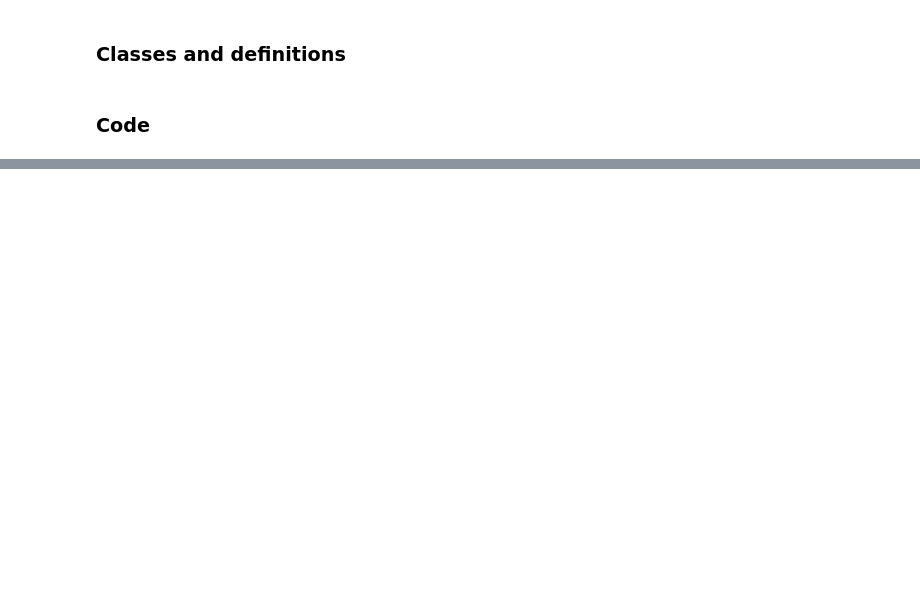
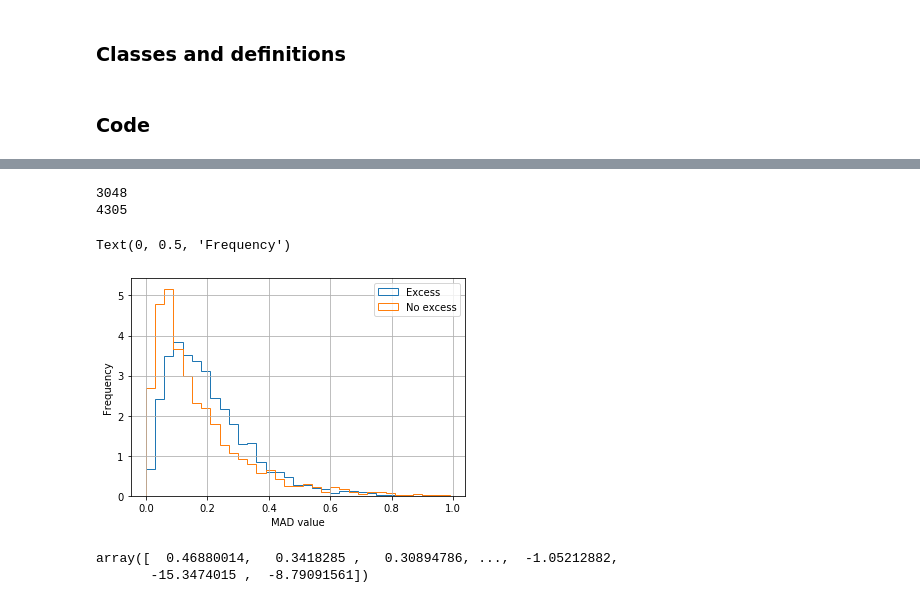
Before and after one commit to LuukOudshoorn25/HubbleVariableStars, a Jupyter notebook: SExtractor/Analysis/SExtractor Analysis.ipynb, the cells around one changed output, grey strips where cells are left out. Saved outputs shown, nothing was run; the diff lists cells and outputs as text; code cells hidden in the pictures; blank space fills up the shorter version.

```diff
--- a/SExtractor/Analysis/SExtractor Analysis.ipynb
+++ b/SExtractor/Analysis/SExtractor Analysis.ipynb
@@ -484,0 +638,19 @@ Analyzer.inspect(2018, 'F656N')
+# %%
+mads = Analyzer.median_mad_sigma().MAD
+mads = mads[mads.index.get_level_values(1)=='F656N']
+excess_mad = mads.loc[ha_excess_stars]
+print(len(excess_mad))
+not_excess_mad = mads.loc[np.setdiff1d(mads.reset_index().AssocID, ha_excess_stars)]
+print(len(not_excess_mad))
+# %% [output]
+3048
+4305
+# %%
+excess_mad.hist(bins=np.arange(0,1,0.03), histtype='step', label='Excess', normed=True)
+not_excess_mad.hist(bins=np.arange(0,1,0.03), histtype='step', label='No excess', normed=True)
+plt.legend()
+plt.xlabel('MAD value')
+plt.ylabel('Frequency')
+# %% [output]
+Text(0, 0.5, 'Frequency')
+[figure, added]
@@ -484,0 +659,5 @@ Analyzer.inspect(2018, 'F656N')
+# %%
+running_median(all_stars['v_1']-all_stars['i_1'])
+# %% [output]
+array([  0.46880014,   0.3418285 ,   0.30894786, ...,  -1.05212882,
+       -15.3474015 ,  -8.79091561])
```
Also changed, not shown: parts of 39 cells of this notebook.
